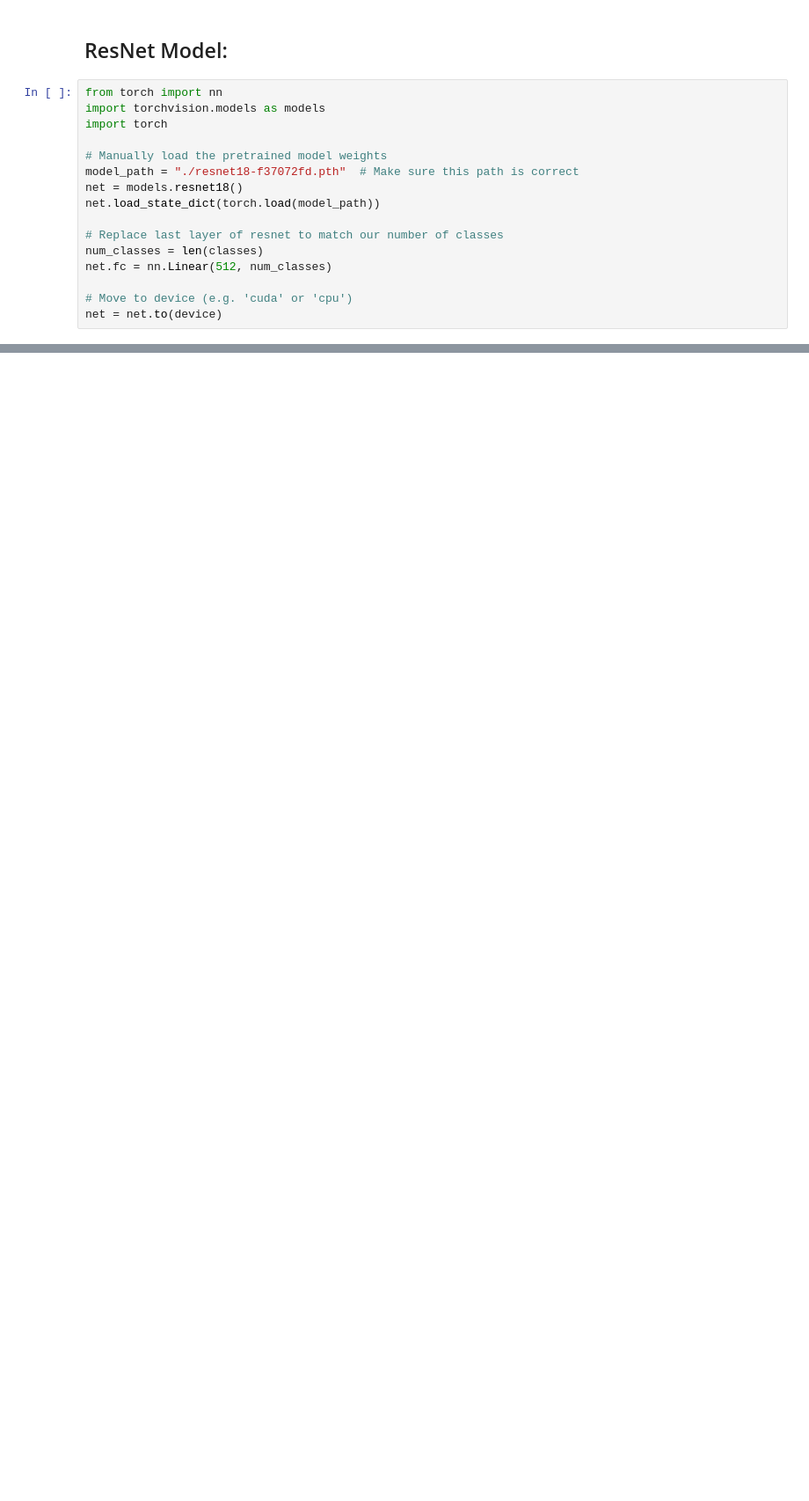
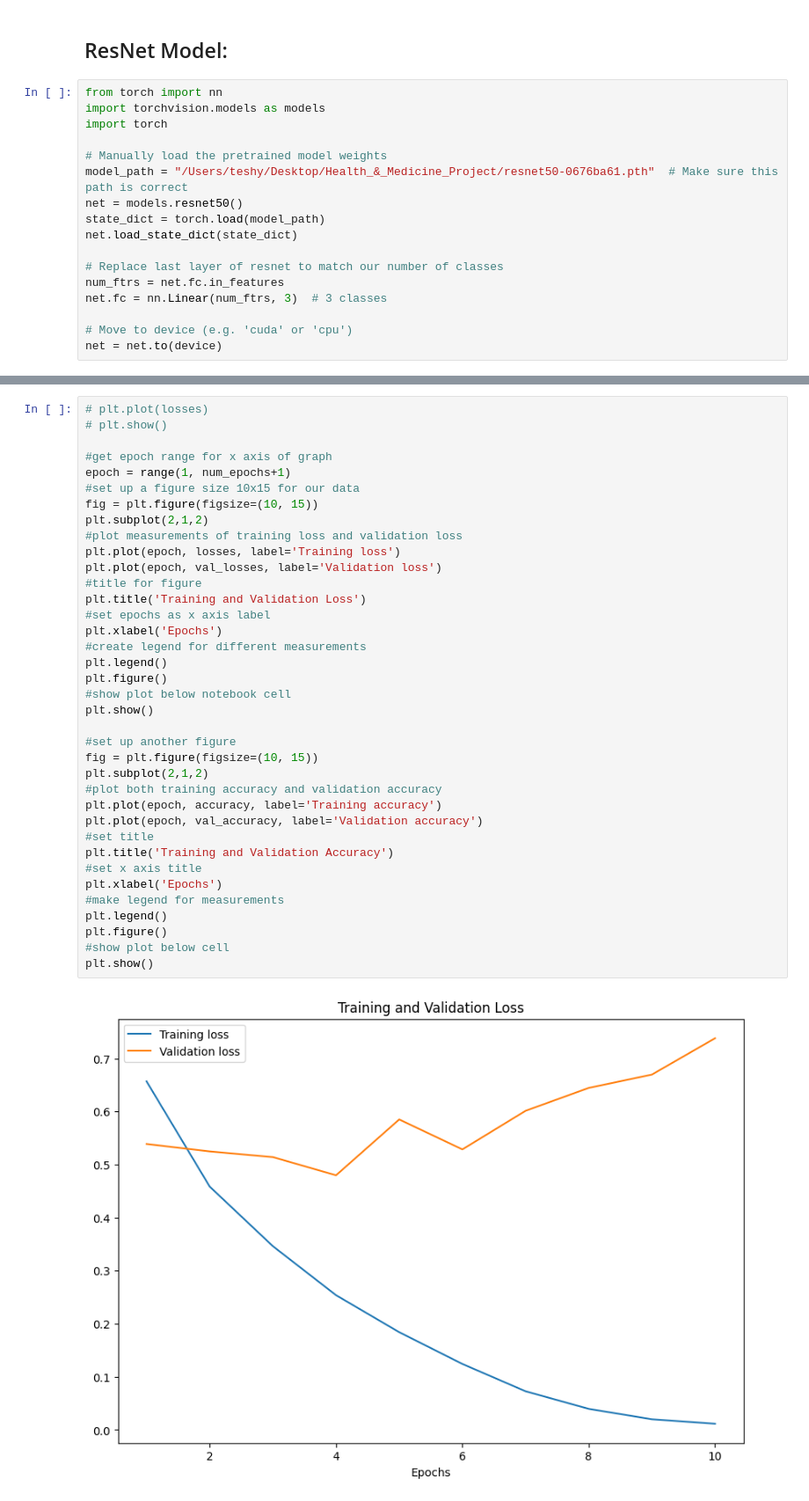
Before and after one commit to EthanPKittell/pneumonia_classification, a Jupyter notebook: PneumoniaClassification.ipynb, the cells around one changed output, grey strips where cells are left out. Shown at 88% size. Saved outputs shown, nothing was run; the diff lists cells and outputs as text; blank space fills up the shorter version.

Commit message:
updated resnet?

```diff
--- a/PneumoniaClassificatio.ipynb
+++ b/PneumoniaClassification.ipynb
@@ -370,13 +402,14 @@ import torchvision.models as models
 import torch
 
 # Manually load the pretrained model weights
-model_path = "./resnet18-f37072fd.pth"  # Make sure this path is correct
-net = models.resnet18()
-net.load_state_dict(torch.load(model_path))
+model_path = "/Users/teshy/Desktop/Health_&_Medicine_Project/resnet50-0676ba61.pth"  # Make sure this path is correct
+net = models.resnet50()
+state_dict = torch.load(model_path)
+net.load_state_dict(state_dict)
 
 # Replace last layer of resnet to match our number of classes
-num_classes = len(classes)
-net.fc = nn.Linear(512, num_classes)
+num_ftrs = net.fc.in_features
+net.fc = nn.Linear(num_ftrs, 3)  # 3 classes
 
 # Move to device (e.g. 'cuda' or 'cpu')
 net = net.to(device)
@@ -504,0 +549,39 @@ Finished Training
+# %%
+# plt.plot(losses)
+# plt.show()
+
+#get epoch range for x axis of graph
+epoch = range(1, num_epochs+1)
+#set up a figure size 10x15 for our data
+fig = plt.figure(figsize=(10, 15))
+plt.subplot(2,1,2)
+#plot measurements of training loss and validation loss
+plt.plot(epoch, losses, label='Training loss')
+plt.plot(epoch, val_losses, label='Validation loss')
+#title for figure
+plt.title('Training and Validation Loss')
+#set epochs as x axis label
+plt.xlabel('Epochs')
+#create legend for different measurements
+plt.legend()
+plt.figure()
+#show plot below notebook cell
+plt.show()
+
+#set up another figure
+fig = plt.figure(figsize=(10, 15))
+plt.subplot(2,1,2)
+#plot both training accuracy and validation accuracy
+plt.plot(epoch, accuracy, label='Training accuracy')
+plt.plot(epoch, val_accuracy, label='Validation accuracy')
+#set title
+plt.title('Training and Validation Accuracy')
+#set x axis title
+plt.xlabel('Epochs')
+#make legend for measurements
+plt.legend()
+plt.figure()
+#show plot below cell
+plt.show()
+# %% [output]
+[figure, added]
```
Also changed, not shown: parts of 8 cells of this notebook, 1 other file.
